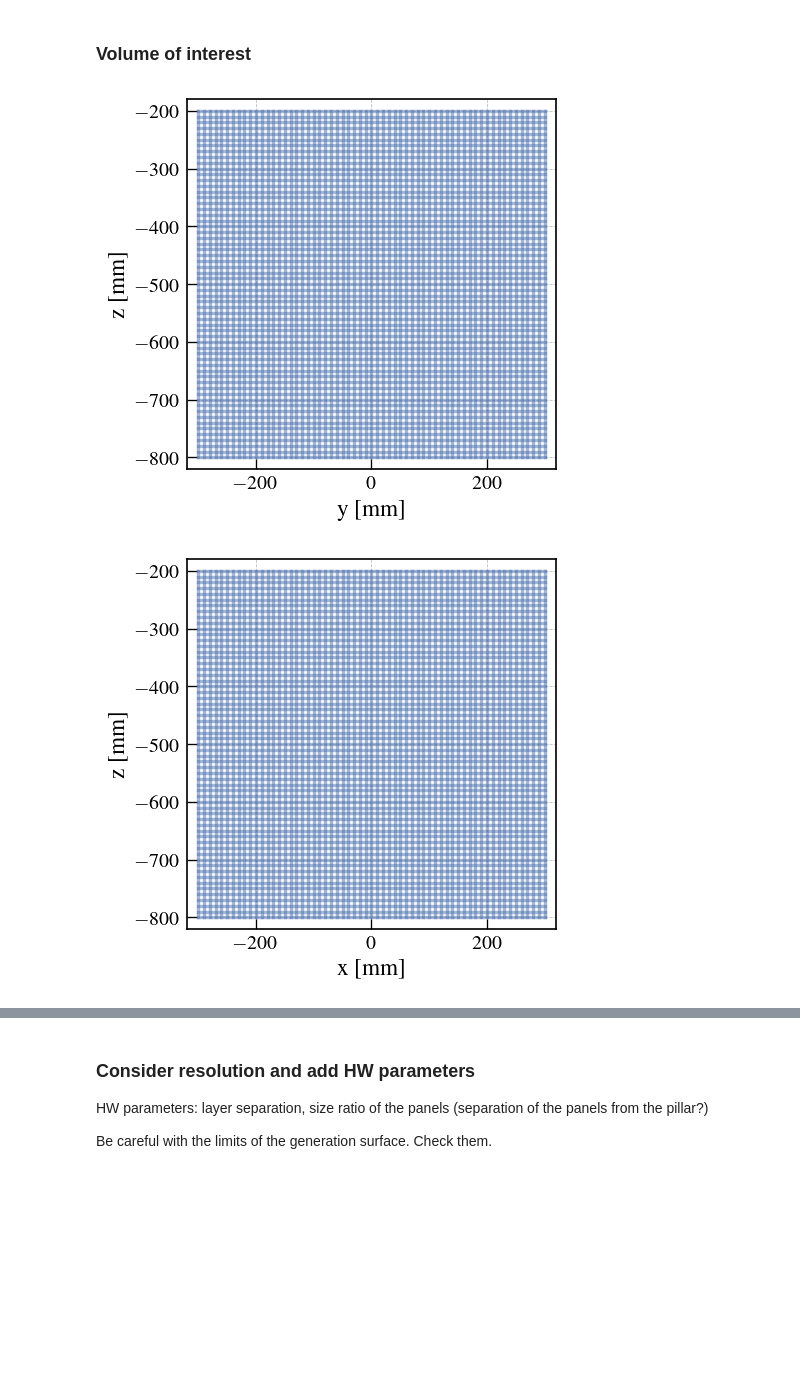
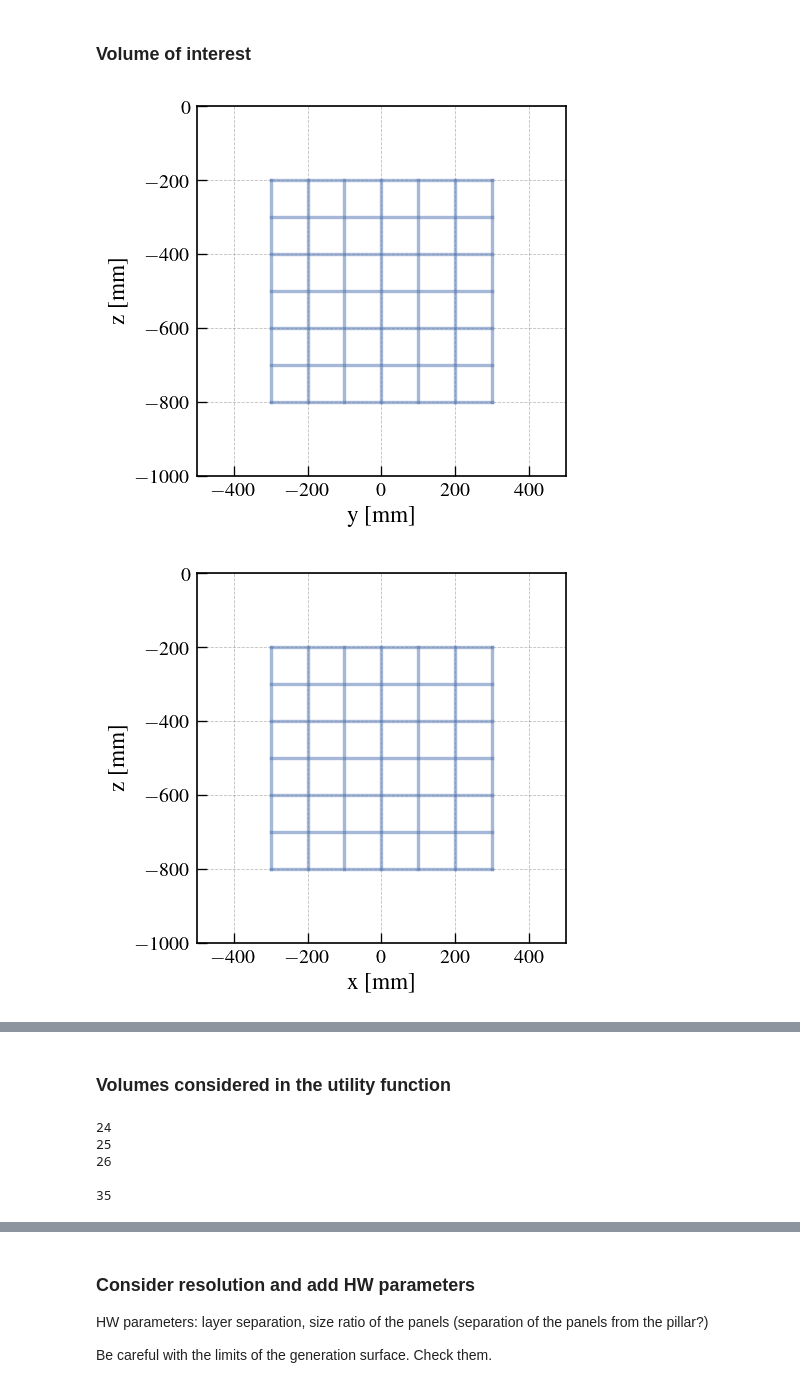
Before and after one commit to MaximeLagrange/muograph, a Jupyter notebook: Analysis.ipynb, the cells around one changed output, grey strips where cells are left out. Drawn from its saved outputs; the diff is of its cells as text; code cells hidden in the pictures; blank space fills up the shorter version.

```diff
--- a/Analysis.ipynb
+++ b/Analysis.ipynb
@@ -375,25 +414,26 @@ def poisson_Z(Na, Va, Nb, Vb, eps=1e-9):
 ### Volume of interest
 # %%
 v = 10
+v = 100
 voi = Volume(
     position = (0, 0, -500),
     dimension = (600, 600, 600),
     voxel_width = (v,v,v))
 
 voi
 
 VoxelPlotting.plot_voxel_grid(
     dim=0, # The direction to project along (0 = x, 1 = y, 2 = z)
     voi=voi, # The volume
 )
 
 plt.show()
 
 VoxelPlotting.plot_voxel_grid(dim=1,voi=voi)
 plt.show()
 
 VoxelPlotting.plot_voxel_grid(dim=2,voi=voi)
 plt.show()
 # %% [output]
-[figure, old version]
+[figure, new version]
-[figure, old version]
+[figure, new version]
@@ -400,0 +441,2 @@ plt.show()
+# %% [markdown]
+### Volumes considered in the utility function
@@ -400,0 +447,12 @@ plt.show()
+# %%
+for i in range(30-6, 30-3):
+    print(i)
+print("")
+for i in range(30+5, 30+6):
+    print(i)
+# %% [output]
+24
+25
+26
+
+35
```
Also changed, not shown: parts of 65 cells of this notebook.
